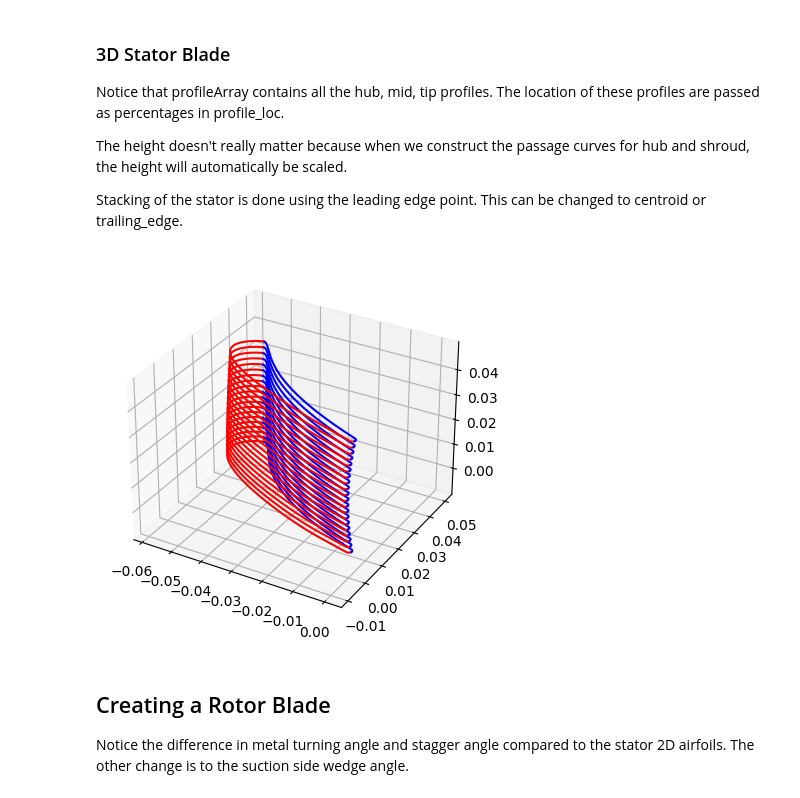
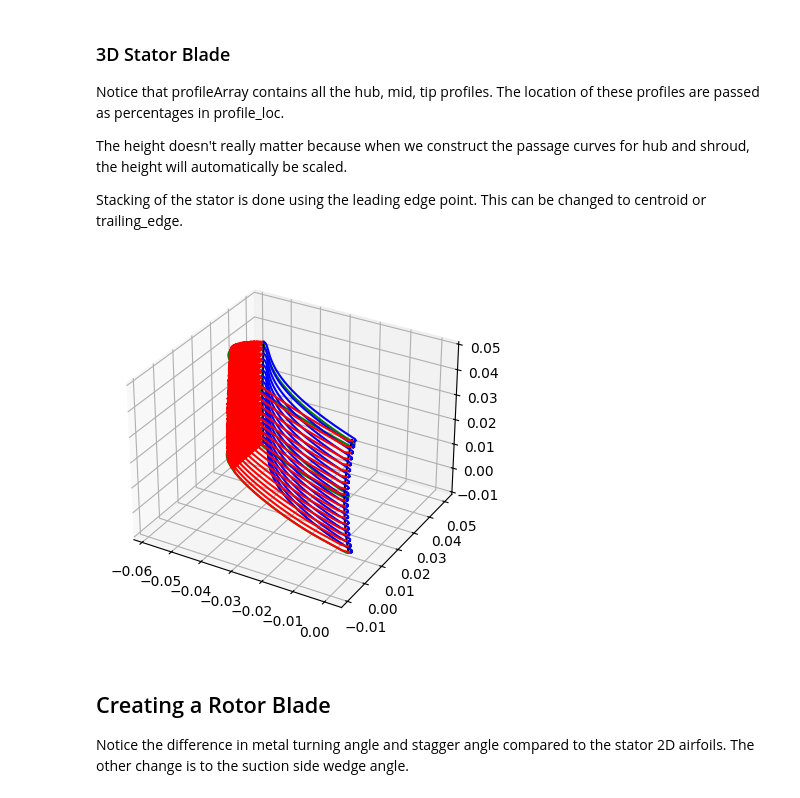
Before and after one commit to nasa/pyturbo-aero, a Jupyter notebook: tutorials/3D_StageTutorial.ipynb, the cells around one changed output. Drawn from its saved outputs; the diff is of its cells as text; code cells hidden in the pictures.

```diff
--- a/tutorials/3D_StageTutorial.ipynb
+++ b/tutorials/3D_StageTutorial.ipynb
@@ -114,9 +114,9 @@ stator3D.add_sweep(sweep_y=[0,-0.05,0.05], sweep_z=[0.0, 0.5, 1]) # Z =1 is blad
 stator3D.add_lean(leanX=[0,0.01,-0.02],leanZ=[0,0.5,1])
 stator3D.build(nProfiles=20,num_points=160,trailing_edge_points=20)
 # %%
-stator3D.plot()
+stator3D.plot3D()
 # %% [output]
-[figure, old version]
+[figure, new version]
 # %% [markdown]
 ## Creating a Rotor Blade
 Notice the difference in metal turning angle and stagger angle compared to the stator 2D airfoils. The other change is to the suction side wedge angle.
```
Also changed, not shown: parts of 7 cells of this notebook, 14 other files.
